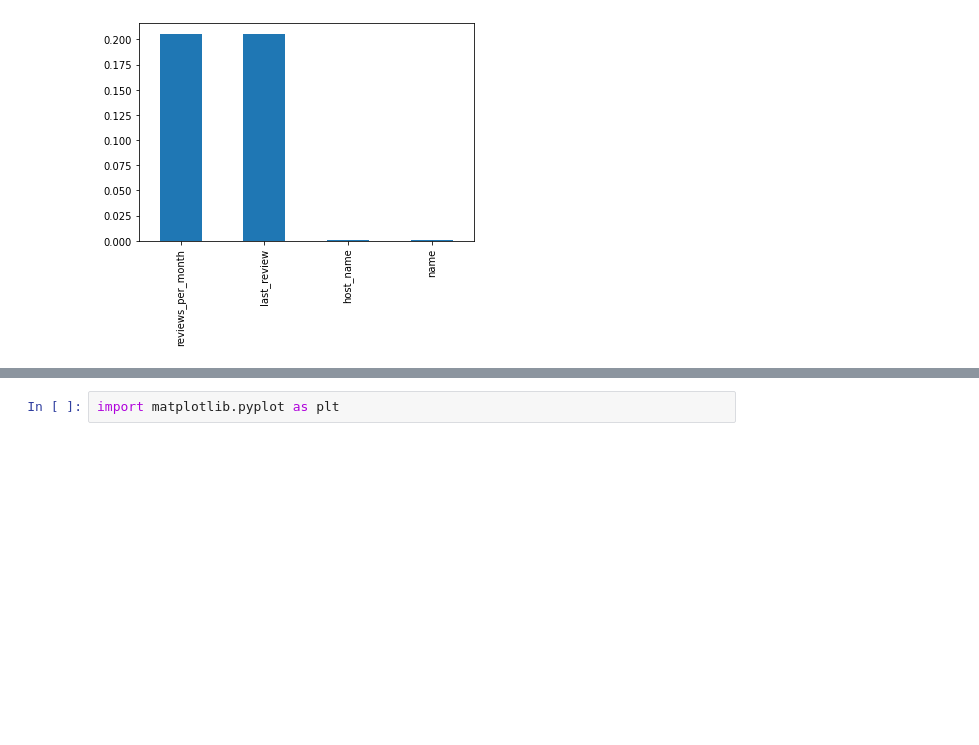
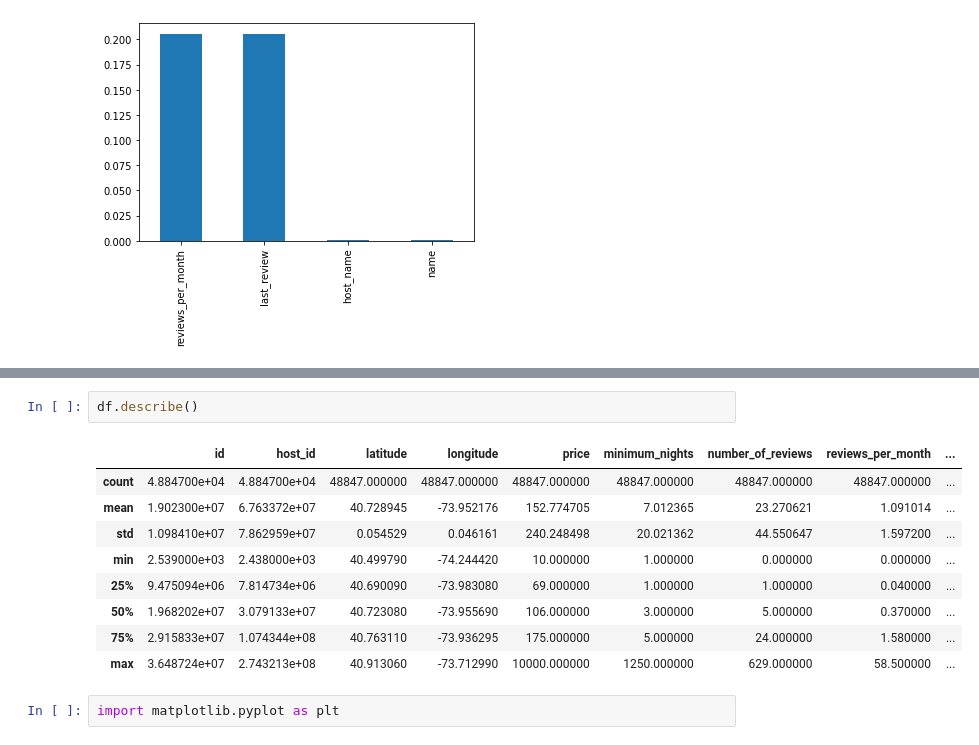
Before and after one commit to omkar-rayala/airbnb_analysis, a Jupyter notebook: airbnb.ipynb, the cells around one changed output, grey strips where cells are left out. Drawn from its saved outputs; the diff is of its cells as text; blank space fills up the shorter version.

```diff
--- a/airbnb.ipynb
+++ b/airbnb.ipynb
@@ -132,3 +200,15 @@ per_missing_values[per_missing_values != 0].plot(kind ='bar')
+# %%
+df.describe()
+# %% [output]
+|  | id | host_id | latitude | longitude | price | minimum_nights | number_of_reviews | reviews_per_month | ... |
+| count | 4.884700e+04 | 4.884700e+04 | 48847.000000 | 48847.000000 | 48847.000000 | 48847.000000 | 48847.000000 | 48847.000000 | ... |
+| mean | 1.902300e+07 | 6.763372e+07 | 40.728945 | -73.952176 | 152.774705 | 7.012365 | 23.270621 | 1.091014 | ... |
+| std | 1.098410e+07 | 7.862959e+07 | 0.054529 | 0.046161 | 240.248498 | 20.021362 | 44.550647 | 1.597200 | ... |
+| min | 2.539000e+03 | 2.438000e+03 | 40.499790 | -74.244420 | 10.000000 | 1.000000 | 0.000000 | 0.000000 | ... |
+| 25% | 9.475094e+06 | 7.814734e+06 | 40.690090 | -73.983080 | 69.000000 | 1.000000 | 1.000000 | 0.040000 | ... |
+| 50% | 1.968202e+07 | 3.079133e+07 | 40.723080 | -73.955690 | 106.000000 | 3.000000 | 5.000000 | 0.370000 | ... |
+| 75% | 2.915833e+07 | 1.074344e+08 | 40.763110 | -73.936295 | 175.000000 | 5.000000 | 24.000000 | 1.580000 | ... |
+| max | 3.648724e+07 | 2.743213e+08 | 40.913060 | -73.712990 | 10000.000000 | 1250.000000 | 629.000000 | 58.500000 | ... |
 # %%
 import matplotlib.pyplot as plt
 # %%
```
Also changed, not shown: parts of 11 cells of this notebook.
